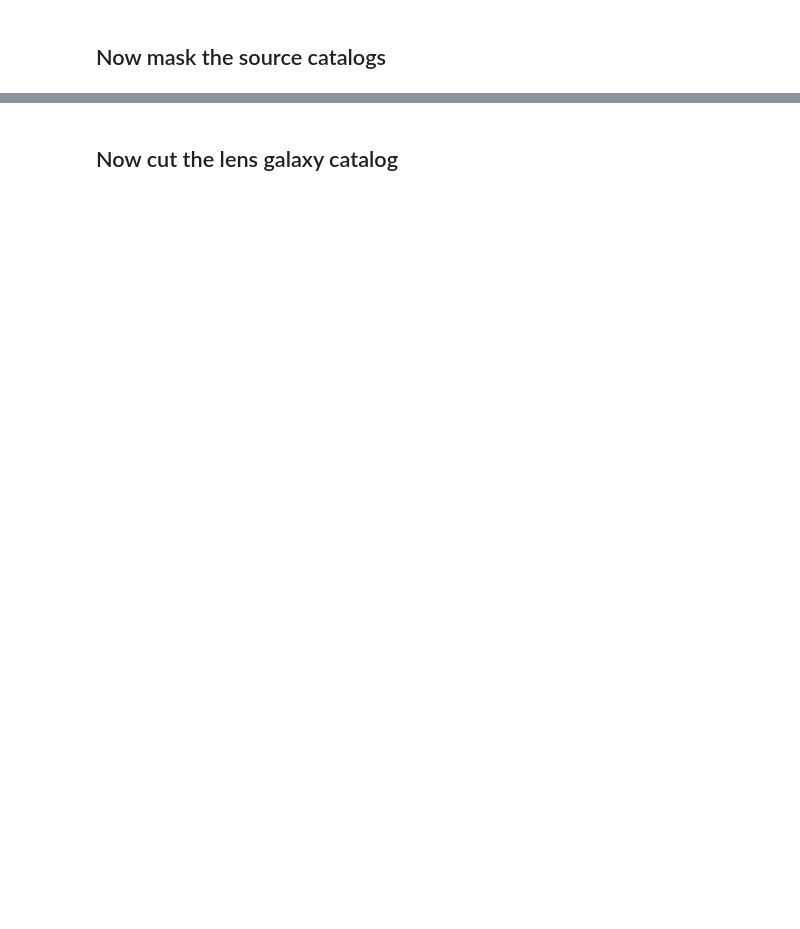
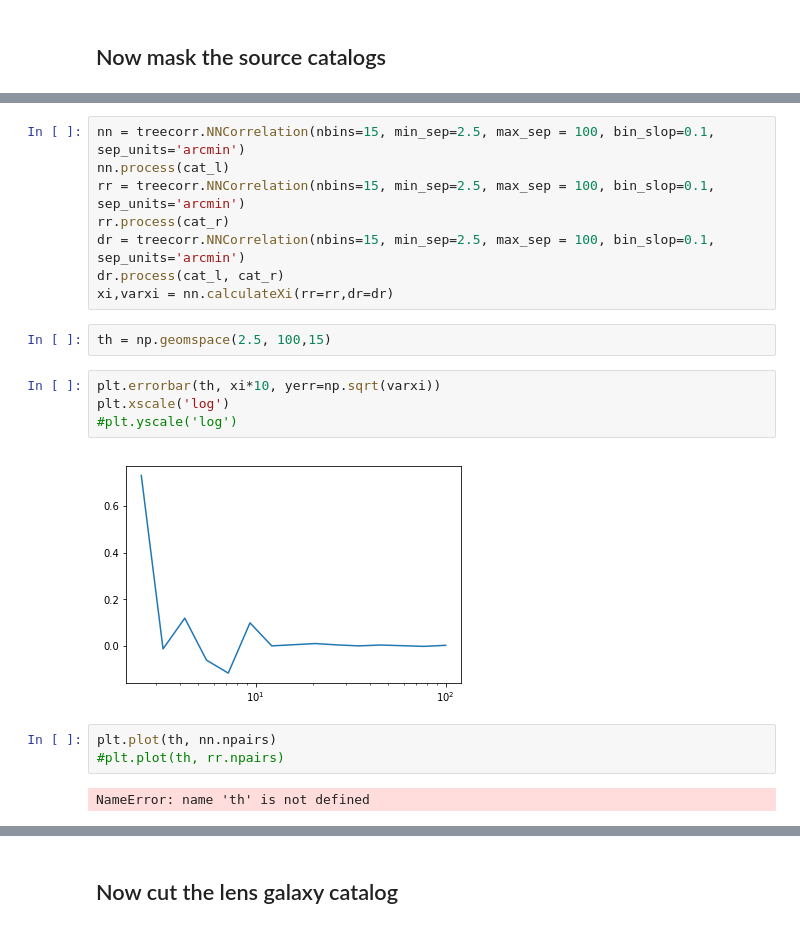
Before and after one commit to LSSTDESC/txpipe-cosmodc2, a Jupyter notebook: notebooks/MaskAreaGaussianSims_and_FakeTXPipeInput.ipynb, the cells around one changed output, grey strips where cells are left out. Saved outputs shown, nothing was run; the diff lists cells and outputs as text; blank space fills up the shorter version.

```diff
--- a/notebooks/MaskAreaGaussianSims_and_FakeTXPipeInput.ipynb
+++ b/notebooks/MaskAreaGaussianSims_and_FakeTXPipeInput.ipynb
@@ -51,0 +165,21 @@ for zbin in range(1,6):
+# %%
+nn = treecorr.NNCorrelation(nbins=15, min_sep=2.5, max_sep = 100, bin_slop=0.1, sep_units='arcmin')
+nn.process(cat_l)
+rr = treecorr.NNCorrelation(nbins=15, min_sep=2.5, max_sep = 100, bin_slop=0.1, sep_units='arcmin')
+rr.process(cat_r)
+dr = treecorr.NNCorrelation(nbins=15, min_sep=2.5, max_sep = 100, bin_slop=0.1, sep_units='arcmin')
+dr.process(cat_l, cat_r)
+xi,varxi = nn.calculateXi(rr=rr,dr=dr)
+# %%
+th = np.geomspace(2.5, 100,15)
+# %%
+plt.errorbar(th, xi*10, yerr=np.sqrt(varxi))
+plt.xscale('log')
+#plt.yscale('log')
+# %% [output]
+[figure, added]
+# %%
+plt.plot(th, nn.npairs)
+#plt.plot(th, rr.npairs)
+# %% [output]
+NameError: name 'th' is not defined
```
Also changed, not shown: parts of 81 cells of this notebook, 4 other files.
